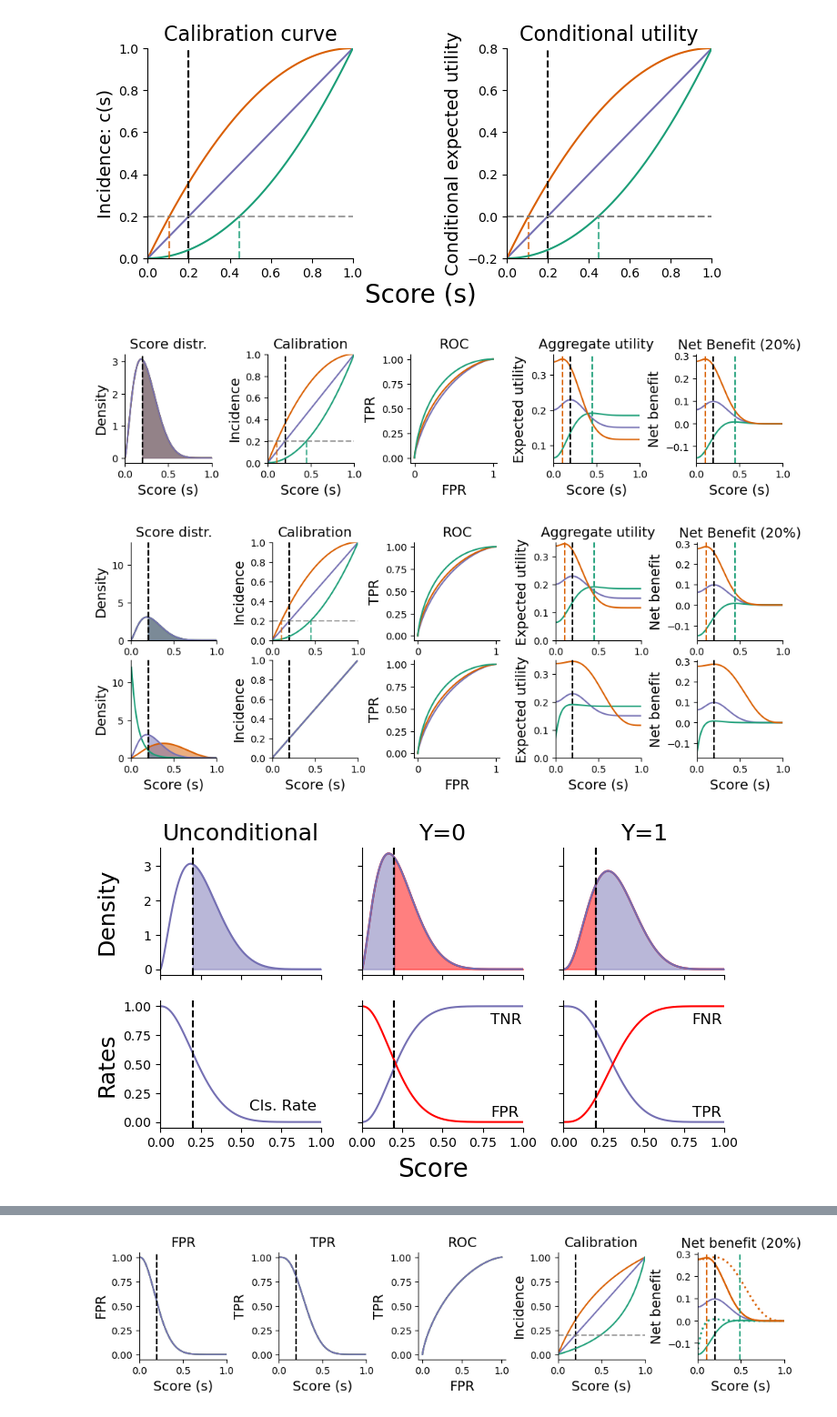
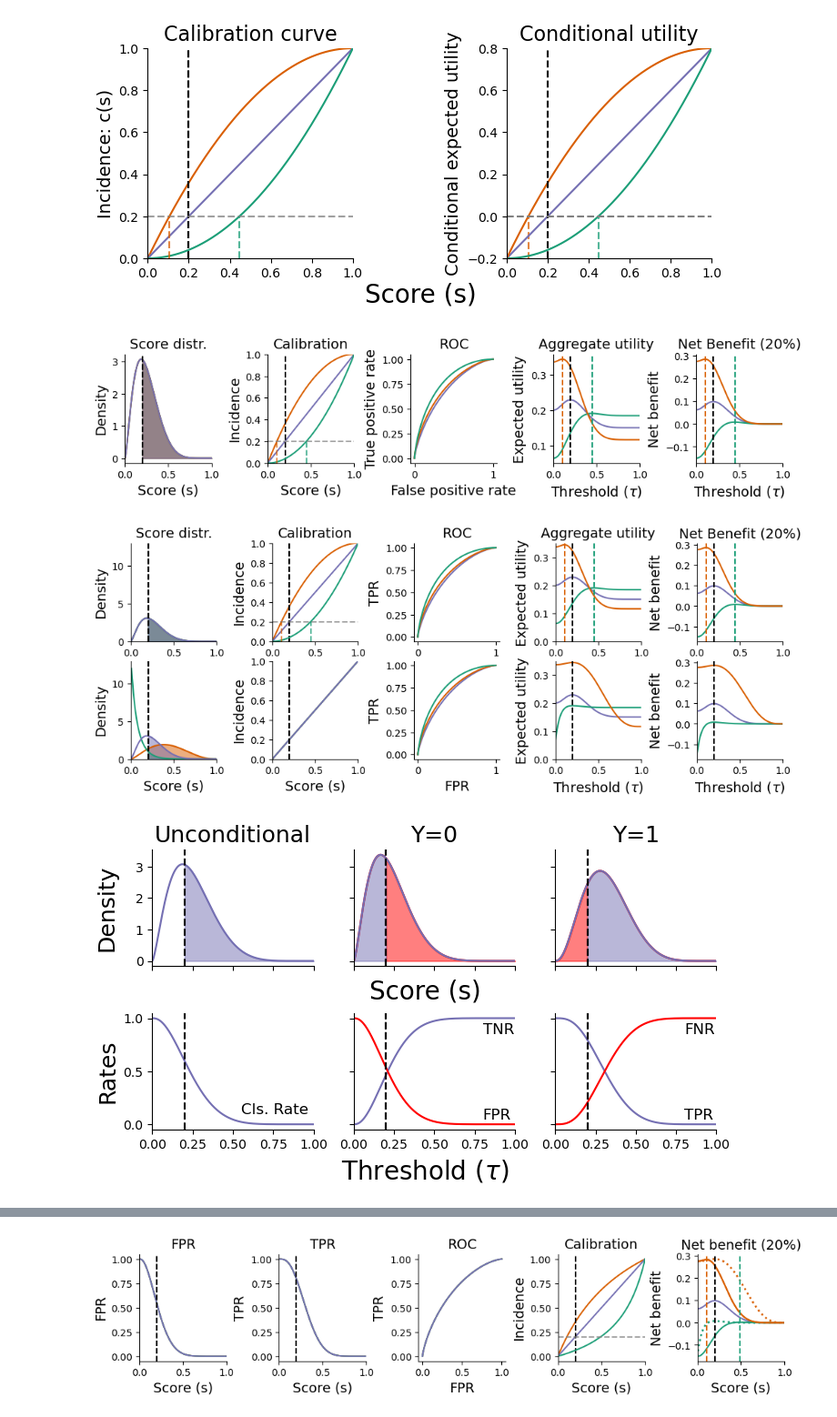
Before and after one commit to spfohl/fairness_simulation, a Jupyter notebook: defense_slides.ipynb, the cells around one changed output, grey strips where cells are left out. Shown at 91% size. Saved outputs shown, nothing was run; the diff lists cells and outputs as text; code cells hidden in the pictures.

```diff
--- a/defense_slides.ipynb
+++ b/defense_slides.ipynb
@@ -8,7 +8,7 @@ import itertools
 import scipy
 import scipy.stats
 # %%
-figure_path = './figures_20'
+figure_path = './figures'
 os.makedirs(figure_path, exist_ok=True)
 # %%
 colors = {
@@ -340,0 +472,9 @@ fig.savefig(os.path.join(figure_path, 'fixed_cost_utility_fn.png'), dpi=300, bbo
+# %%
+## Utility function with constant relative risk reduction
+r=0.275
+u_1=0
+u_0=1
+k_harm=threshold*r*(u_0-u_1)
+u_no_treat = score_values*(u_1-u_0) + u_0
+u_treat = score_values*(u_1-u_0)*(1-r) + u_0 - k_harm
+conditional_utility = u_treat-u_no_treat
@@ -529,8 +721,10 @@ axes[0,1].set_xlabel('Score (s)', fontsize=14)
 axes[0,2].plot(parameters['A']['FPR'], parameters['A']['TPR'], color=colors['cb_purple'])
 axes[0,2].plot(parameters['A_under_recalib']['FPR'], parameters['A_under_recalib']['TPR'], color=colors['cb_orange'])
 axes[0,2].plot(parameters['A_over_recalib']['FPR'], parameters['A_over_recalib']['TPR'], color=colors['cb_green'])
-axes[0,2].set_ylabel('TPR', fontsize=14)
-axes[0,2].set_xlabel('FPR', fontsize=14)
+# axes[0,2].set_ylabel('TPR', fontsize=14)
+# axes[0,2].set_xlabel('FPR', fontsize=14)
+axes[0,2].set_ylabel('True positive rate', fontsize=14)
+axes[0,2].set_xlabel('False positive rate', fontsize=14)
 axes[0,2].set_title('ROC', fontsize=14)
 
 ## Aggregate utility
@@ -563,7 +757,7 @@ axes[0,3].axvline(adjusted_threshold_over, linestyle='--', color=colors['cb_gree
 axes[0,3].axvline(adjusted_threshold_under, linestyle='--', color=colors['cb_orange'])
 axes[0,3].set_ylabel('Expected utility', fontsize=14)
 axes[0,3].set_title(r'Aggregate utility', fontsize=14)
-axes[0,3].set_xlabel('Score (s)', fontsize=14)
+axes[0,3].set_xlabel(r'Threshold ($\tau$)', fontsize=14)
 
 ## Net benefit - fixed
 plot_distributions(
@@ -595,14 +789,14 @@ axes[0,4].set_title(r'Net Benefit (20%)', fontsize=14)
 axes[0,4].axvline(threshold, linestyle='--', color='k')
 axes[0,4].axvline(adjusted_threshold_over, linestyle='--', color=colors['cb_green'])
 axes[0,4].axvline(adjusted_threshold_under, linestyle='--', color=colors['cb_orange'])
-axes[0,4].set_xlabel('Score (s)', fontsize=14)
+axes[0,4].set_xlabel(r'Threshold ($\tau$)', fontsize=14)
 
 
 sns.despine()
 plt.show()
 fig.savefig(os.path.join(figure_path, 'distr_calib_utility.png'), dpi=300, bbox_inches="tight")
 # %% [output]
-[figure, old version]
+[figure, new version]
 # %%
 plt.close()
 figsize=(12,4)
@@ -777,8 +971,11 @@ axes[1,2].plot(parameters['A_under_recalib']['FPR'], parameters['A_under_recalib
 axes[1,2].plot(parameters['A_over_recalib']['FPR'], parameters['A_over_recalib']['TPR'], color=colors['cb_green'])
 
 axes[0,2].set_ylabel('TPR', fontsize=14)
+# axes[0,2].set_ylabel('True positive rate', fontsize=14)
+# axes[1,2].set_ylabel('True positive rate', fontsize=14)
 axes[1,2].set_ylabel('TPR', fontsize=14)
 axes[1,2].set_xlabel('FPR', fontsize=14)
+# axes[1,2].set_xlabel('False positive rate', fontsize=14)
 axes[0,2].set_title('ROC', fontsize=14)
 
 
@@ -844,7 +1041,8 @@ axes[0,3].set_ylabel('Expected utility', fontsize=14)
 axes[1,3].set_ylabel('Expected utility', fontsize=14)
 
 axes[0,3].set_title(r'Aggregate utility', fontsize=14)
-axes[1,3].set_xlabel('Score (s)', fontsize=14)
+# axes[1,3].set_xlabel('Score (s)', fontsize=14)
+axes[1,3].set_xlabel(r'Threshold ($\tau$)', fontsize=14)
 
 ## Net benefit - fixed
 plot_distributions(
@@ -905,21 +1103,22 @@ axes[0,4].axvline(threshold, linestyle='--', color='k')
 axes[0,4].axvline(adjusted_threshold_over, linestyle='--', color=colors['cb_green'])
 axes[0,4].axvline(adjusted_threshold_under, linestyle='--', color=colors['cb_orange'])
 axes[1,4].axvline(threshold, linestyle='--', color='k')
-axes[1,4].set_xlabel('Score (s)', fontsize=14)
+# axes[1,4].set_xlabel('Score (s)', fontsize=14)
+axes[1,4].set_xlabel(r'Threshold ($\tau$)', fontsize=14)
 
 fig.align_ylabels(axes[:, 0])
 sns.despine()
 plt.show()
 fig.savefig(os.path.join(figure_path, 'distr_calib_utility_recalib.png'), dpi=300, bbox_inches="tight")
 # %% [output]
-[figure, old version]
+[figure, new version]
 # %%
 figsize=(8,4)
 wspace=0.5
 # threshold=0.25
 plt.close()
 fig, axes = plt.subplots(2, 3, figsize=figsize, squeeze=False, sharey='row', sharex=True)
-plt.subplots_adjust(wspace=0.25)
+plt.subplots_adjust(wspace=0.25, hspace=0.4)
 
 ## Unconditional ##
 plot_distributions(
@@ -1010,34 +1209,35 @@ plot_distributions(
 #     fill_max=threshold,
     threshold=threshold,
     color_override=colors['cb_purple']
 )
 
 plot_distributions(
     parameters,
     plot_y='TPR',
     ax=axes[1, 2],
     groups='A',
     apply_fill=False,
     threshold=threshold,
     color_override=colors['cb_purple']
 )
 plot_distributions(
     parameters,
     plot_y='FNR',
     ax=axes[1, 2],
     groups='A',
     apply_fill=False,
     threshold=threshold,
     color_override='r'
 )
 axes[1,2].text(0.8, 0.85, 'FNR', fontsize=12)
 axes[1,2].text(0.8, 0.05, 'TPR', fontsize=12)
 fig.align_ylabels(axes[:, 0])
-fig.text(0.5, -0.025, 'Score', ha='center', size=20)
+fig.text(0.5, 0.47, 'Score (s)', ha='center', size=20)
+fig.text(0.5, -0.025, r'Threshold ($\tau$)', ha='center', size=20)
 sns.despine()
 plt.show()
 fig.savefig(os.path.join(figure_path, 'distribution_plots_tpr_fpr.png'), dpi=300, bbox_inches="tight")
 # %% [output]
-[figure, old version]
+[figure, new version]
 # %%
 figsize=(8,4)
```
Also changed, not shown: parts of 10 cells of this notebook, 14 other files.
